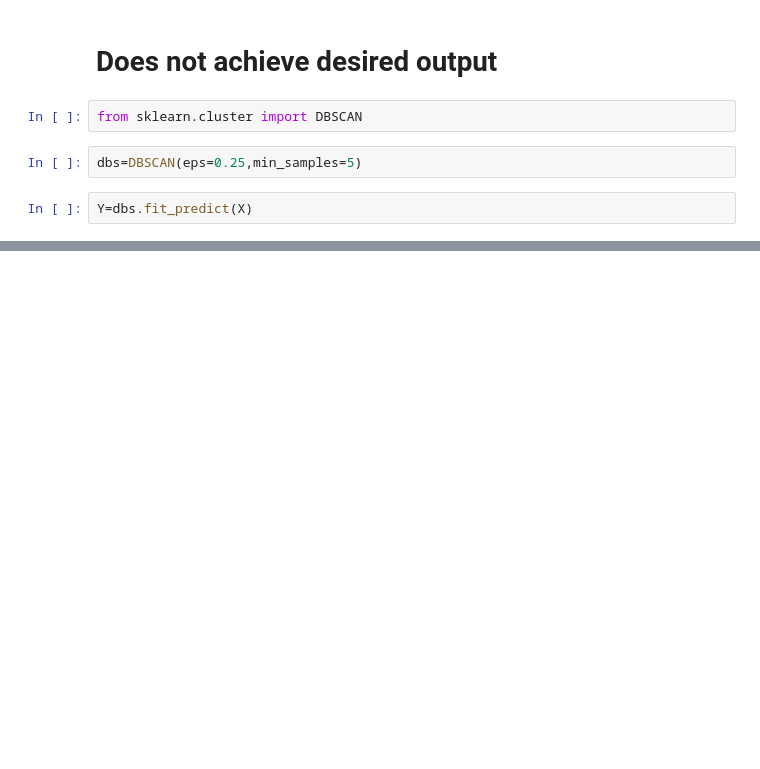
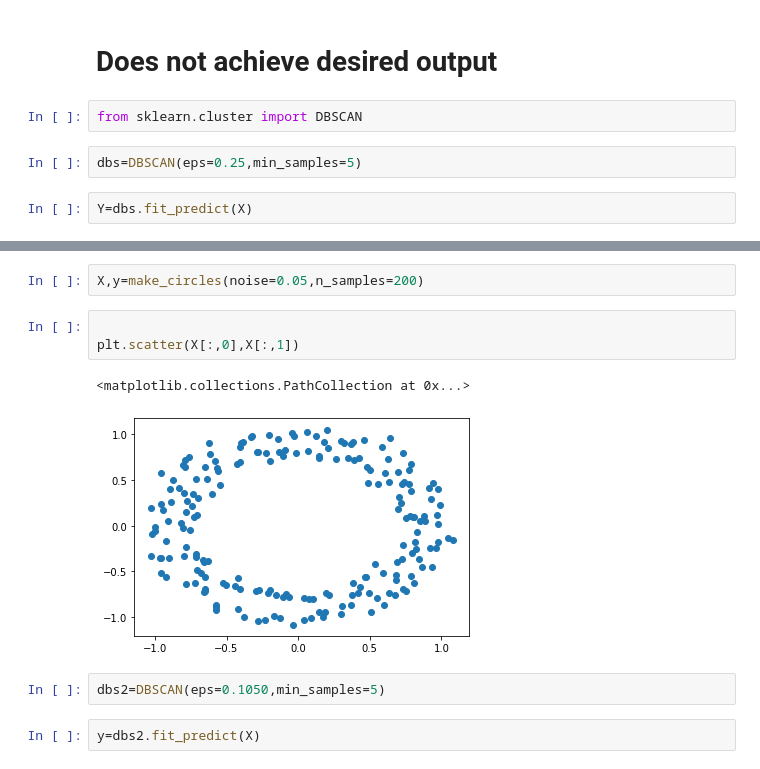
Before and after one commit to pulkit10251/cbData-Science-Master, a Jupyter notebook: MachineLearning/K-means/K-means vs DBSCAN.ipynb, the cells around one changed output, grey strips where cells are left out. Drawn from its saved outputs; the diff is of its cells as text; blank space fills up the shorter version.

Commit message:
kmeans and dbscan

```diff
--- a/MachineLearning/K-means/K-means vs DBSCAN.ipynb
+++ b/MachineLearning/K-means/K-means vs DBSCAN.ipynb
@@ -43,0 +44,12 @@ plt.show()
+# %%
+X,y=make_circles(noise=0.05,n_samples=200)
+# %%
+
+plt.scatter(X[:,0],X[:,1])
+# %% [output]
+<matplotlib.collections.PathCollection at 0x...>
+[figure, added]
+# %%
+dbs2=DBSCAN(eps=0.1050,min_samples=5)
+# %%
+y=dbs2.fit_predict(X)
```
Also changed, not shown: parts of 4 cells of this notebook.
